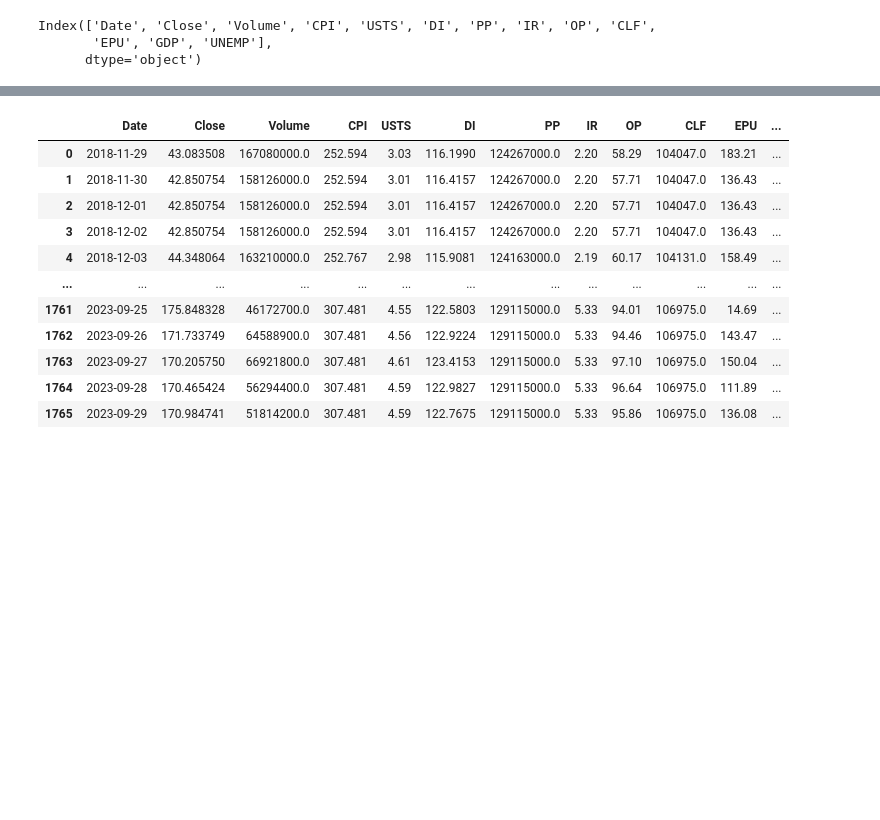
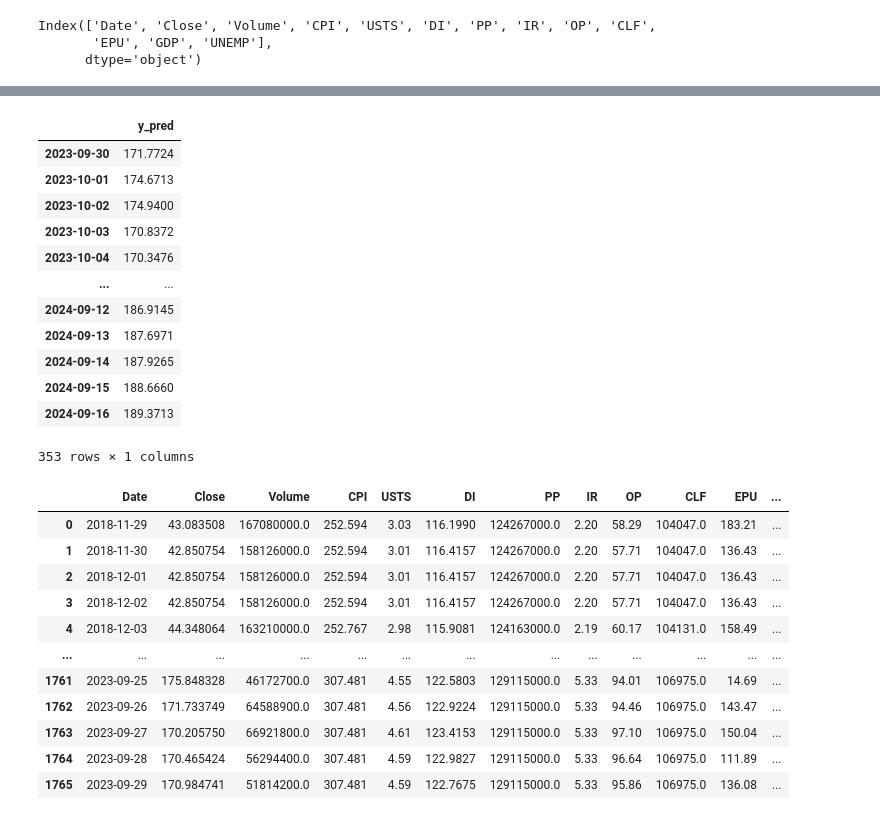
Before and after one commit to JeukYun/Stock_Forecasting, a Jupyter notebook: 4_(pycaret)미래 데이터 예측.ipynb, the cells around one changed output, grey strips where cells are left out. Cells and saved outputs as stored; diff of their text form; code cells hidden in the pictures; blank space fills up the shorter version.

```diff
--- a/4_(pycaret)미래 데이터 예측.ipynb
+++ b/4_(pycaret)미래 데이터 예측.ipynb
@@ -143,3 +161,19 @@ future_preds.plot()
+# %%
+future_preds
+# %% [output]
+|  | y_pred |
+| 2023-09-30 | 171.7724 |
+| 2023-10-01 | 174.6713 |
+| 2023-10-02 | 174.9400 |
+| 2023-10-03 | 170.8372 |
+| 2023-10-04 | 170.3476 |
+| ... | ... |
+| 2024-09-12 | 186.9145 |
+| 2024-09-13 | 187.6971 |
+| 2024-09-14 | 187.9265 |
+| 2024-09-15 | 188.6660 |
+| 2024-09-16 | 189.3713 |
+353 rows × 1 columns
 # %%
 AAPL_data
 # %% [output]
```
Also changed, not shown: parts of 4 cells of this notebook, 3 other files.
